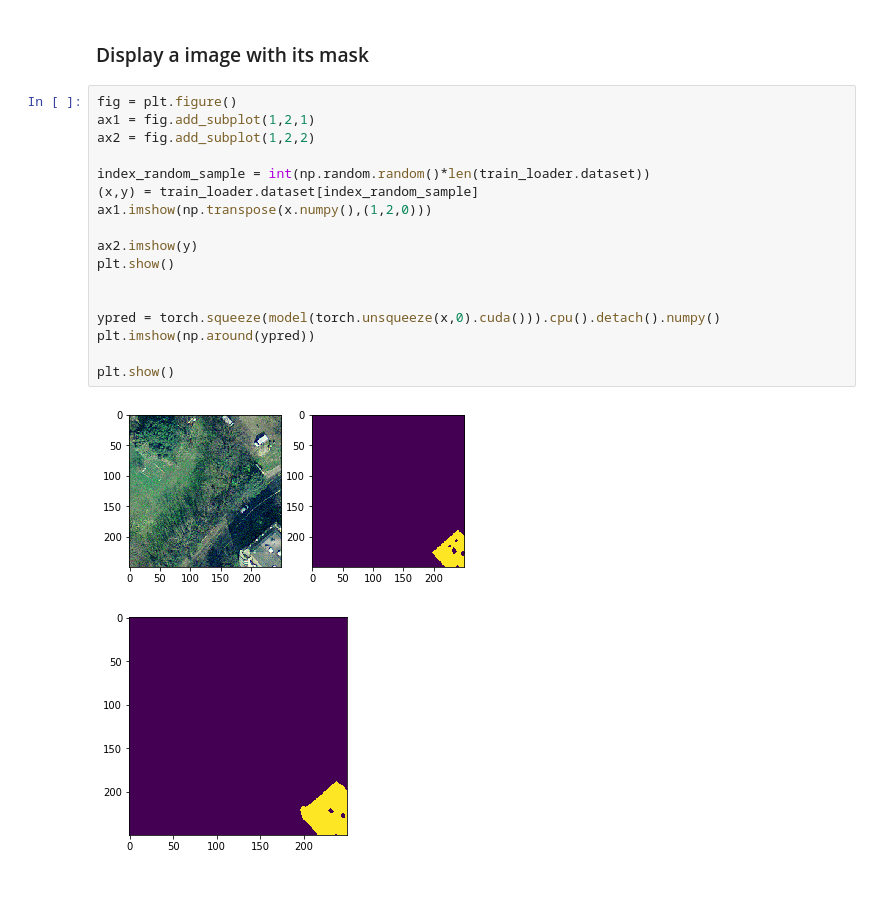
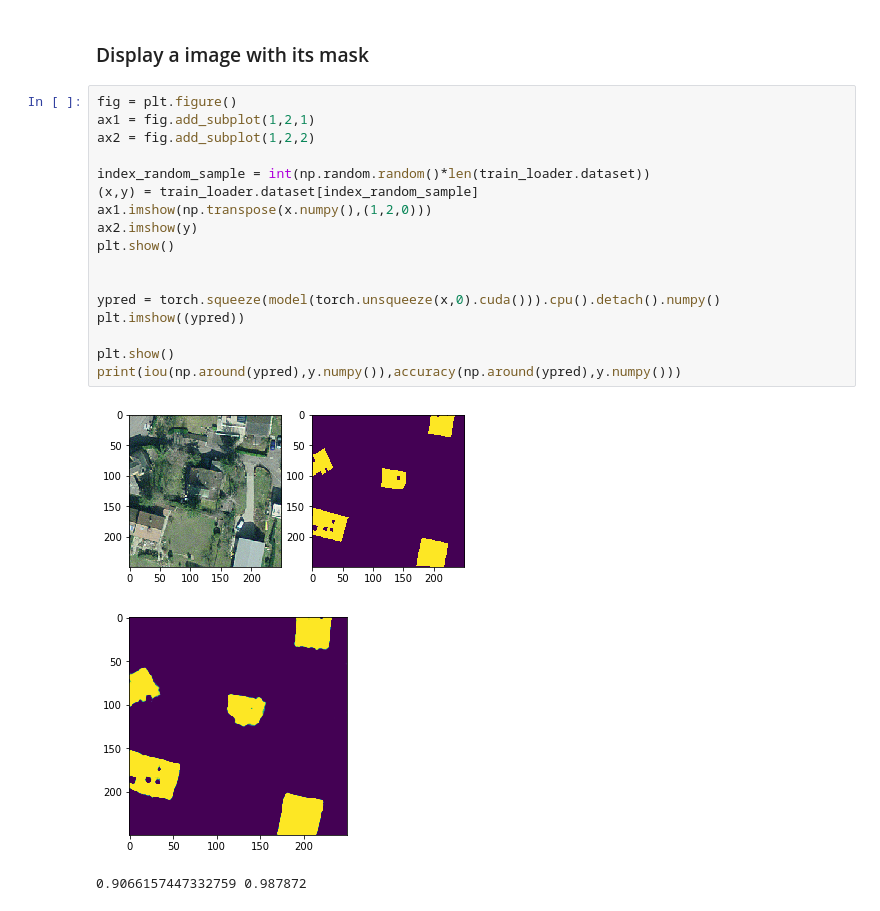
Before and after one commit to riccardocadei/photovoltaic-detection, a Jupyter notebook: main.ipynb, the cells around one changed output. Saved outputs shown, nothing was run; the diff lists cells and outputs as text.

```diff
--- a/main.ipynb
+++ b/main.ipynb
@@ -159,20 +159,21 @@ best_lr
 # %%
 fig = plt.figure()
 ax1 = fig.add_subplot(1,2,1)
 ax2 = fig.add_subplot(1,2,2)
 
 index_random_sample = int(np.random.random()*len(train_loader.dataset))
 (x,y) = train_loader.dataset[index_random_sample]
 ax1.imshow(np.transpose(x.numpy(),(1,2,0)))
-
 ax2.imshow(y)
 plt.show()
 
 
 ypred = torch.squeeze(model(torch.unsqueeze(x,0).cuda())).cpu().detach().numpy()
-plt.imshow(np.around(ypred))
+plt.imshow((ypred))
 
 plt.show()
+print(iou(np.around(ypred),y.numpy()),accuracy(np.around(ypred),y.numpy()))
 # %% [output]
-[figure, old version]
+[figure, new version]
-[figure, old version]
+[figure, new version]
+0.9066157447332759 0.987872
```
Also changed, not shown: parts of 2 cells of this notebook, 1 other file.
